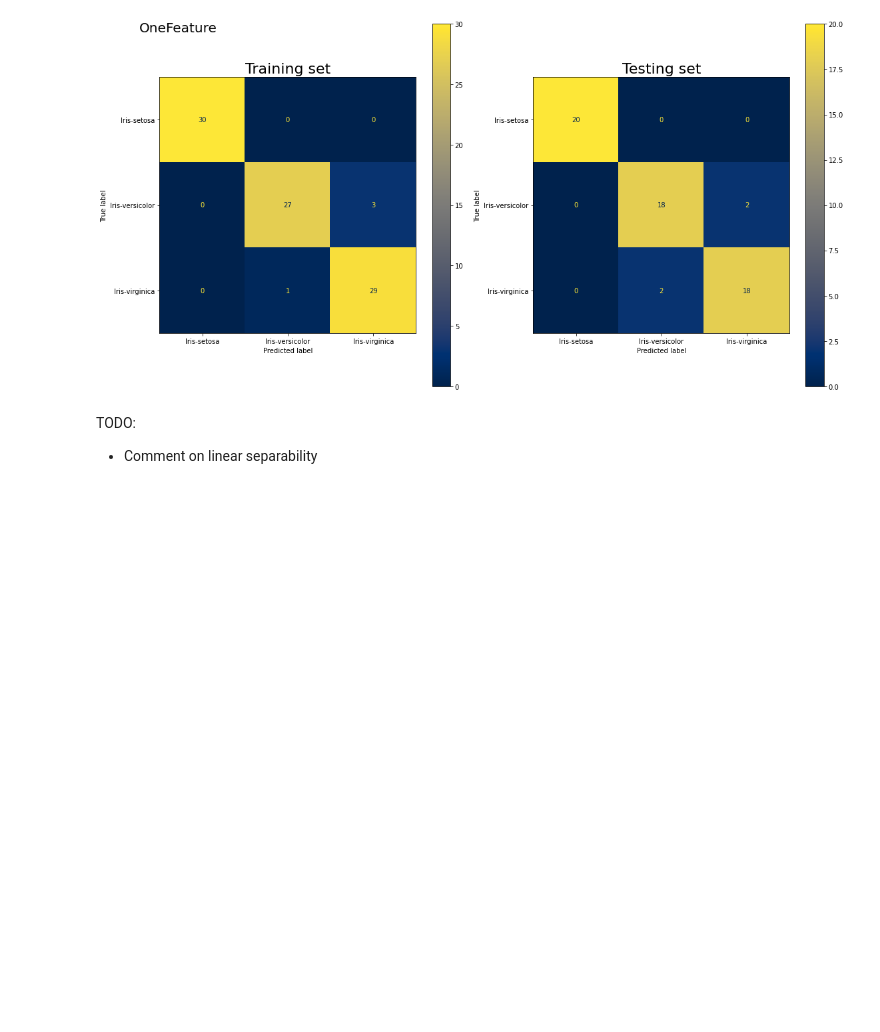
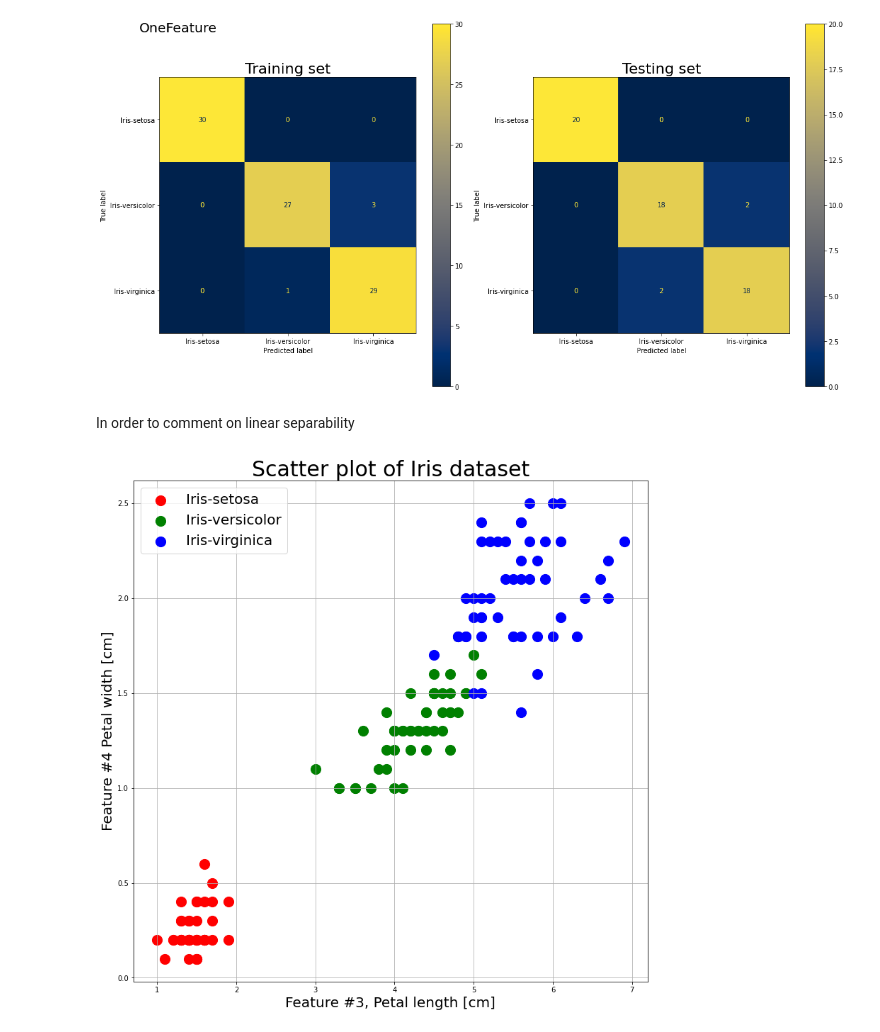
Before and after one commit to simon-cmyk/Classifier, a Jupyter notebook: Iris.ipynb, the cells around one changed output. Saved outputs shown, nothing was run; the diff lists cells and outputs as text; code cells hidden in the pictures; blank space fills up the shorter version.

```diff
--- a/Iris.ipynb
+++ b/Iris.ipynb
@@ -314,11 +311,3 @@ TODO: show plots for linear separability
-# %%
-for f in range(4):
-    for g in range(4):
-        if f != g:
-            plt.figure()
-            plt.scatter(IRIS_Dataset.data["training"]["features"][:,f], IRIS_Dataset.data["training"]["features"][:,g], c=IRIS_Dataset.data["training"]["targets"][:,0])
-            plt.title(f"Feature {f} vs feature {g}")
-            plt.show()
 # %%
 n_examples = 50
 paths = ["Iris_TTT4275/class_1", "Iris_TTT4275/class_2", "Iris_TTT4275/class_3"]
@@ -427,5 +410,18 @@ Training: 0.044444444444444446, Testing: 0.06666666666666667
 <Figure size 432x288 with 0 Axes>
 [figure]
 # %% [markdown]
-TODO:
-* Comment on linear separability
+In order to comment on linear separability
+# %%
+n_classes = 3
+plt.figure(figsize=(13,13))
+for index in range(n_classes):
+    plt.scatter(features[paths[index]][2], features[paths[index]][3], label=IRIS_Dataset.classes_names[index], color=IRIS_Dataset.colors[index], s=200)
+plt.legend(fontsize=20)
+plt.grid()
+plt.xlabel("Feature #3, Petal length [cm]", fontsize=20)
+plt.ylabel("Feature #4 Petal width [cm]", fontsize=20)
+plt.title("Scatter plot of Iris dataset", fontsize=30)
+plt.savefig("svg_figures/Iris_scatter.svg")
+plt.show()
+# %% [output]
+[figure, added]
```
Also changed, not shown: parts of 10 cells of this notebook, 9 other files.
